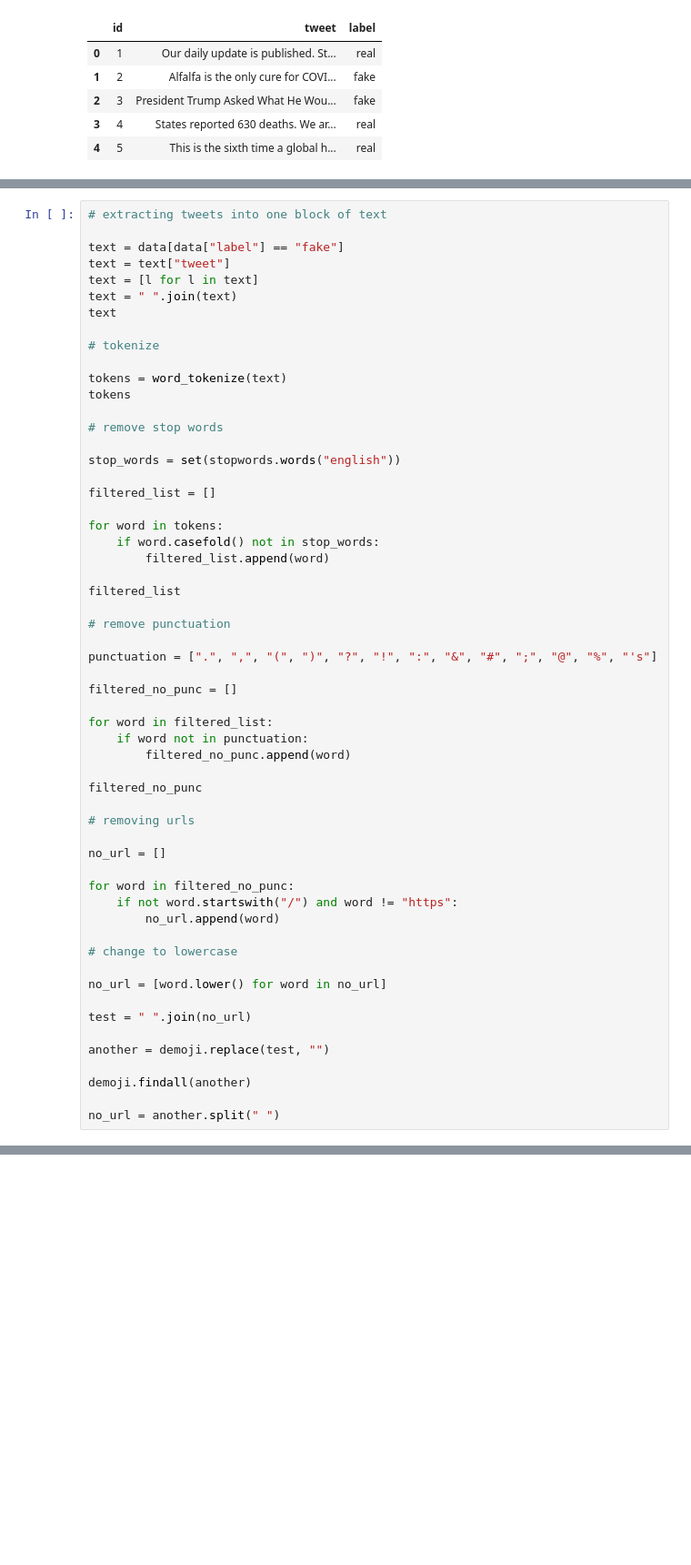
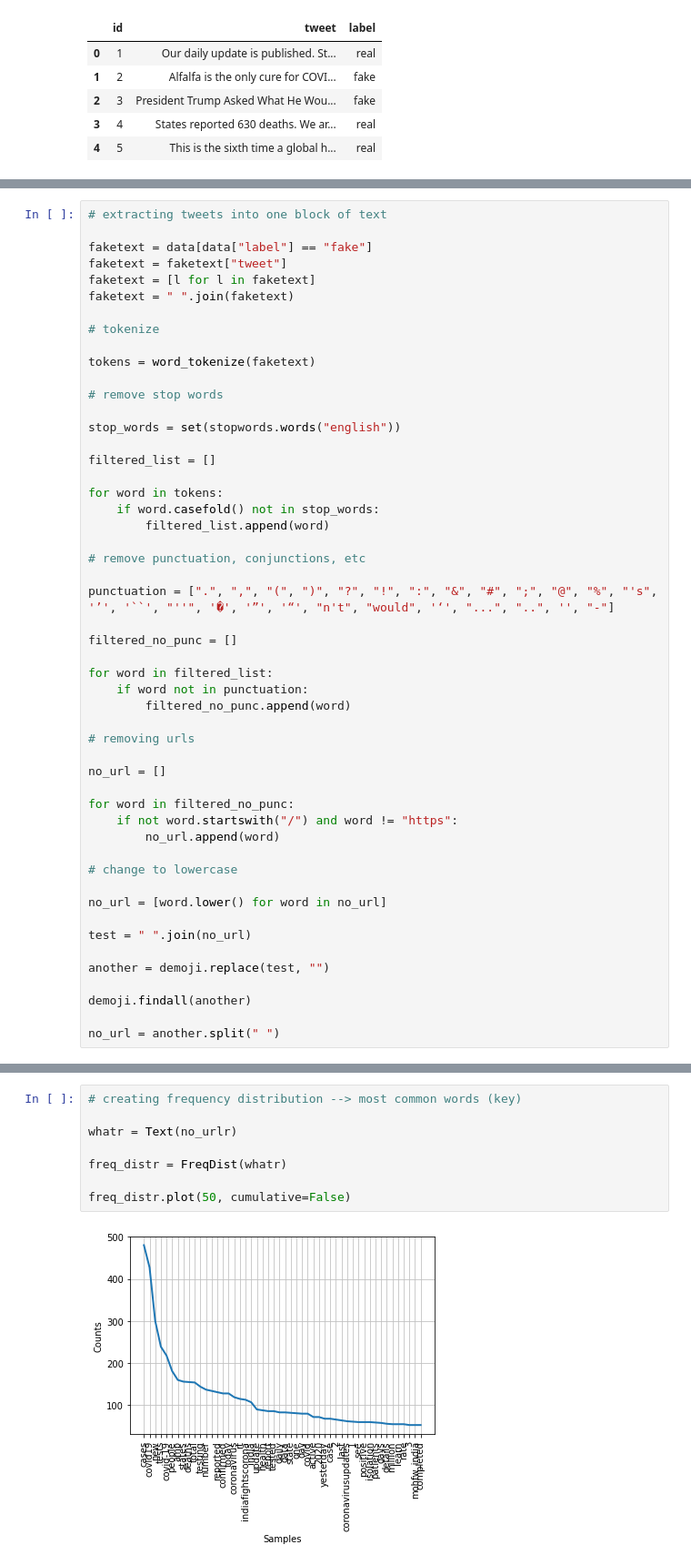
Before and after one commit to jennifertramsu/bdc2021, a Jupyter notebook: bdc_prelim/main3.ipynb, the cells around one changed output, grey strips where cells are left out. Shown: that part at 91% size. Cells and saved outputs as stored; diff of their text form; blank space fills up the shorter version.

```diff
--- a/bdc_prelim/main3.ipynb
+++ b/bdc_prelim/main3.ipynb
@@ -29,16 +37,14 @@ data.head()
 # %%
 # extracting tweets into one block of text
 
-text = data[data["label"] == "fake"]
-text = text["tweet"]
-text = [l for l in text]
-text = " ".join(text)
-text
+faketext = data[data["label"] == "fake"]
+faketext = faketext["tweet"]
+faketext = [l for l in faketext]
+faketext = " ".join(faketext)
 
 # tokenize
 
-tokens = word_tokenize(text)
-tokens
+tokens = word_tokenize(faketext)
 
 # remove stop words
 
@@ -50,19 +56,15 @@ for word in tokens:
     if word.casefold() not in stop_words:
         filtered_list.append(word)
 
-filtered_list
+# remove punctuation, conjunctions, etc
 
-# remove punctuation
-
-punctuation = [".", ",", "(", ")", "?", "!", ":", "&", "#", ";", "@", "%", "'s"]
+punctuation = [".", ",", "(", ")", "?", "!", ":", "&", "#", ";", "@", "%", "'s", '’', '``', "''", '�', '”', '“', "n't", "would", '‘', "...", "..", '', "-"]
 
 filtered_no_punc = []
 
 for word in filtered_list:
     if word not in punctuation:
         filtered_no_punc.append(word)
-
-filtered_no_punc
 
 # removing urls
 
@@ -100,0 +178,10 @@ NameError: name 'freq_dist' is not defined
+# %%
+# creating frequency distribution --> most common words (key)
+
+whatr = Text(no_urlr)
+
+freq_distr = FreqDist(whatr)
+
+freq_distr.plot(50, cumulative=False)
+# %% [output]
+[figure, added]
```
Also changed, not shown: parts of 10 cells of this notebook.
